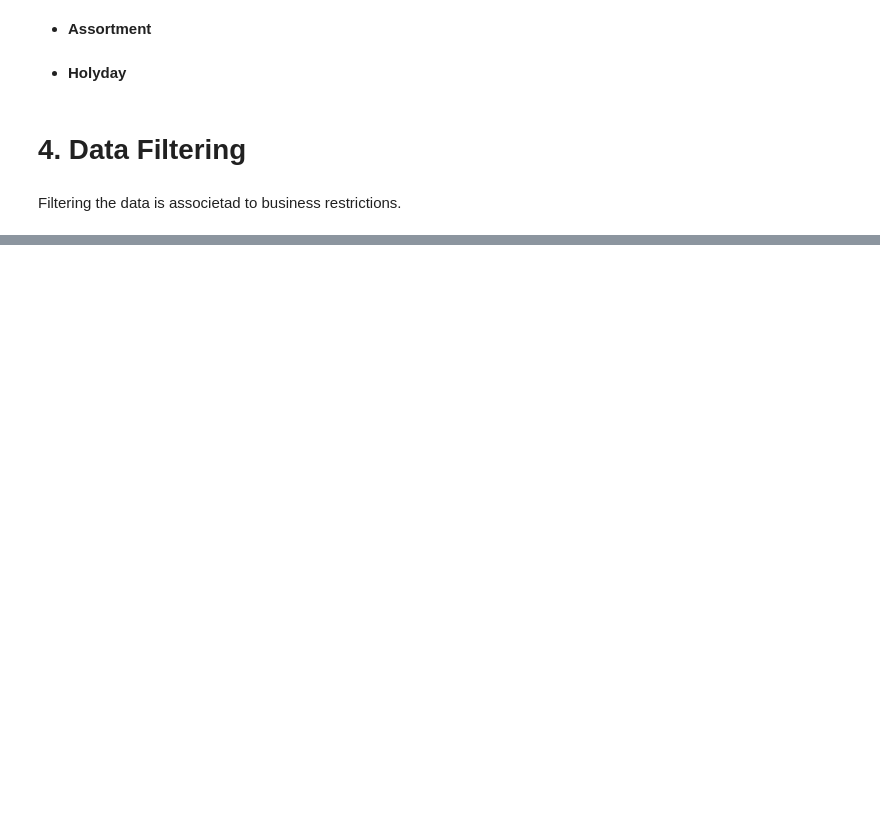
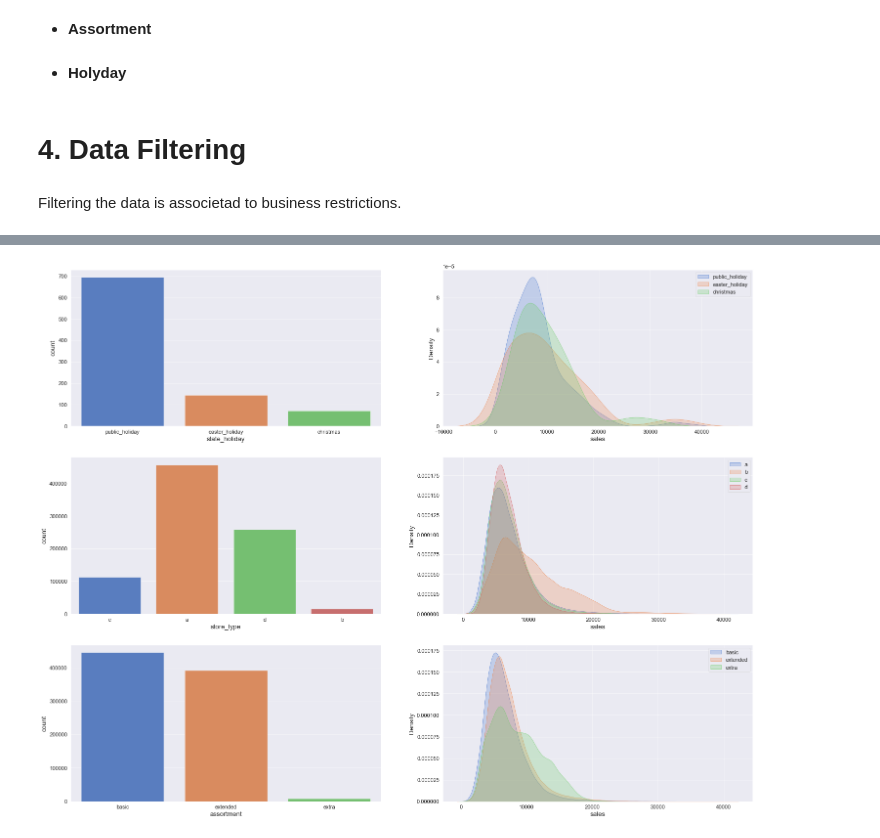
Before and after one commit to Gutscs/Rossmann-Forecasting-Sales, a Jupyter notebook: RossmanSales.ipynb, the cells around one changed output, grey strips where cells are left out. Drawn from its saved outputs; the diff is of its cells as text; code cells hidden in the pictures; blank space fills up the shorter version.

```diff
--- a/RossmanSales.ipynb
+++ b/RossmanSales.ipynb
@@ -503,0 +570,34 @@ df3 = df2.copy
+# %%
+fig, axes = plt.subplots(3, 2, figsize  = (25,20))
+
+#state_holiday
+df_st = df4[df4['state_holiday'] != 'regular_day']
+
+sns.countplot(x = df_st['state_holiday'], ax = axes[0][0])
+
+sns.kdeplot(x = df4[df4['state_holiday'] == 'public_holiday']['sales'],label = 'public_holiday',shade = True, ax = axes[0][1])
+sns.kdeplot(x = df4[df4['state_holiday'] == 'easter_holiday']['sales'],label = 'easter_holiday',shade = True, ax = axes[0][1])
+sns.kdeplot(x = df4[df4['state_holiday'] == 'christmas']['sales'],label = 'christmas',shade = True, ax = axes[0][1])
+
+#store_type
+sns.countplot(x = df4['store_type'], ax = axes[1][0])
+
+sns.kdeplot(x = df4[df4['store_type'] == 'a']['sales'],label = 'a',shade = True, ax = axes[1][1])
+sns.kdeplot(x = df4[df4['store_type'] == 'b']['sales'],label = 'b',shade = True, ax = axes[1][1])
+sns.kdeplot(x = df4[df4['store_type'] == 'c']['sales'],label = 'c',shade = True, ax = axes[1][1])
+sns.kdeplot(x = df4[df4['store_type'] == 'd']['sales'],label = 'd',shade = True, ax = axes[1][1])
+
+#assortment
+sns.countplot(x = df4['assortment'], ax = axes[2][0])
+
+sns.kdeplot(x = df4[df4['assortment'] == 'basic']['sales'], label  = 'basic', shade = True, ax = axes[2][1])
+sns.kdeplot(x = df4[df4['assortment'] == 'extended']['sales'], label = 'extended', shade = True, ax = axes[2][1])
+sns.kdeplot(x = df4[df4['assortment'] == 'extra']['sales'], label = 'extra', shade = True, ax = axes[2][1])
+
+# legends and plot
+axes[0][1].legend()
+axes[1][1].legend()
+axes[2][1].legend()
+plt.show()
+# %% [output]
+[figure, added]
```
Also changed, not shown: parts of 38 cells of this notebook.
